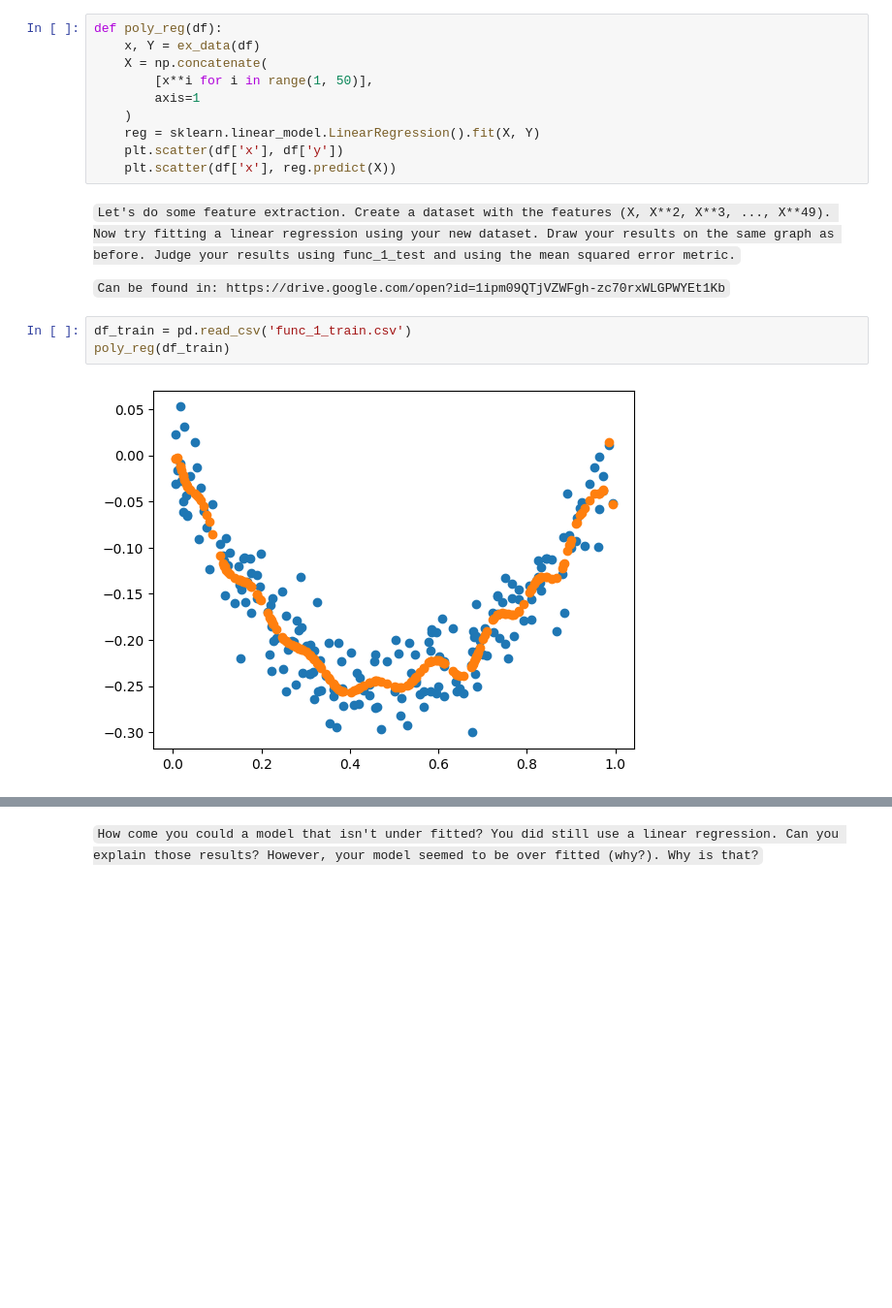
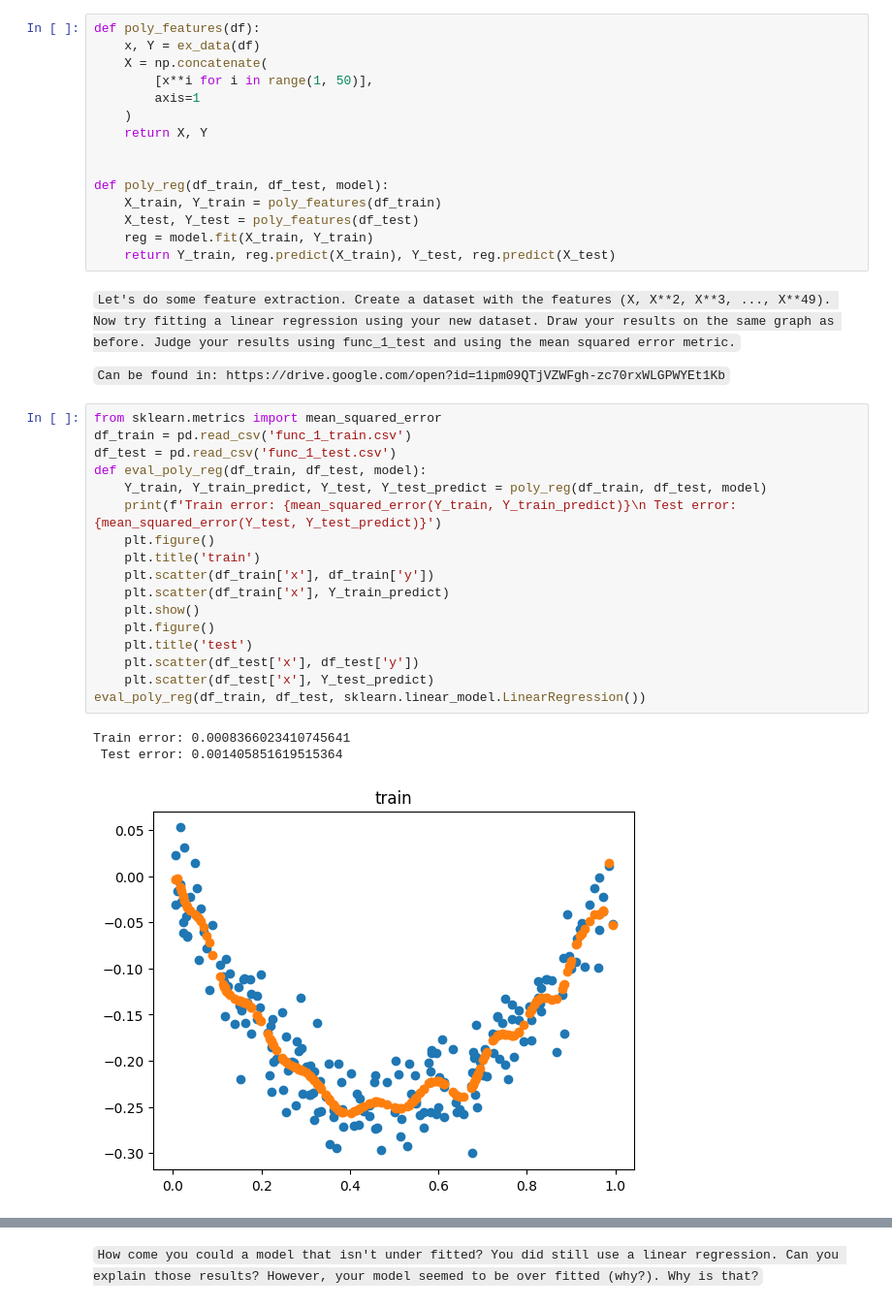
Before and after one commit to roy-boy-1/shampoo, a Jupyter notebook: regression/regression.ipynb, the cells around one changed output, grey strips where cells are left out. Shown at 97% size. Drawn from its saved outputs; the diff is of its cells as text; blank space fills up the shorter version.

Commit message:
Fix regression exercise

````diff
--- a/regression/regression.ipynb
+++ b/regression/regression.ipynb
@@ -96,21 +100,42 @@ plt.scatter(df['x'], reg.predict(X))
 <matplotlib.collections.PathCollection at 0x...>
 [figure]
 # %%
-def poly_reg(df):
+def poly_features(df):
     x, Y = ex_data(df)
     X = np.concatenate(
         [x**i for i in range(1, 50)],
         axis=1
     )
-    reg = sklearn.linear_model.LinearRegression().fit(X, Y)
-    plt.scatter(df['x'], df['y'])
-    plt.scatter(df['x'], reg.predict(X))
+    return X, Y
+
+
+def poly_reg(df_train, df_test, model):
+    X_train, Y_train = poly_features(df_train)
+    X_test, Y_test = poly_features(df_test)
+    reg = model.fit(X_train, Y_train)
+    return Y_train, reg.predict(X_train), Y_test, reg.predict(X_test)
 # %% [markdown]
 ```Let's do some feature extraction. Create a dataset with the features (X, X**2, X**3, ..., X**49). Now try fitting a linear regression using your new dataset. Draw your results on the same graph as before. Judge your results using func_1_test and using the mean squared error metric.```
 
 ```Can be found in: https://drive.google.com/open?id=1ipm09QTjVZWFgh-zc70rxWLGPWYEt1Kb```
-# %%
-df_train = pd.read_csv('func_1_train.csv')
-poly_reg(df_train)
-# %% [output]
-[figure, removed]
+# %%
+from sklearn.metrics import mean_squared_error
+df_train = pd.read_csv('func_1_train.csv')
+df_test = pd.read_csv('func_1_test.csv')
+def eval_poly_reg(df_train, df_test, model):
+    Y_train, Y_train_predict, Y_test, Y_test_predict = poly_reg(df_train, df_test, model)
+    print(f'Train error: {mean_squared_error(Y_train, Y_train_predict)}\n Test error: {mean_squared_error(Y_test, Y_test_predict)}')
+    plt.figure()
+    plt.title('train')
+    plt.scatter(df_train['x'], df_train['y'])
+    plt.scatter(df_train['x'], Y_train_predict)
+    plt.show()
+    plt.figure()
+    plt.title('test')
+    plt.scatter(df_test['x'], df_test['y'])
+    plt.scatter(df_test['x'], Y_test_predict)
+eval_poly_reg(df_train, df_test, sklearn.linear_model.LinearRegression())
+# %% [output]
+Train error: 0.0008366023410745641
+ Test error: 0.001405851619515364
+[figure, added]
````
Also changed, not shown: parts of 14 cells of this notebook.
